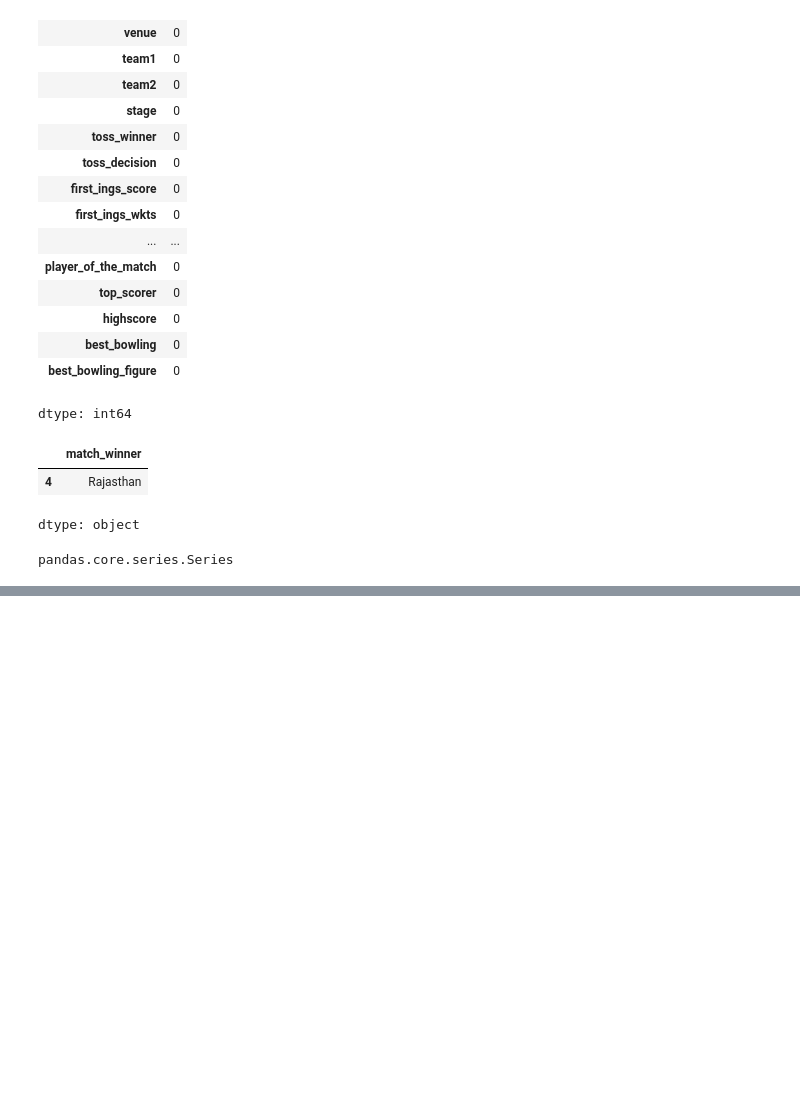
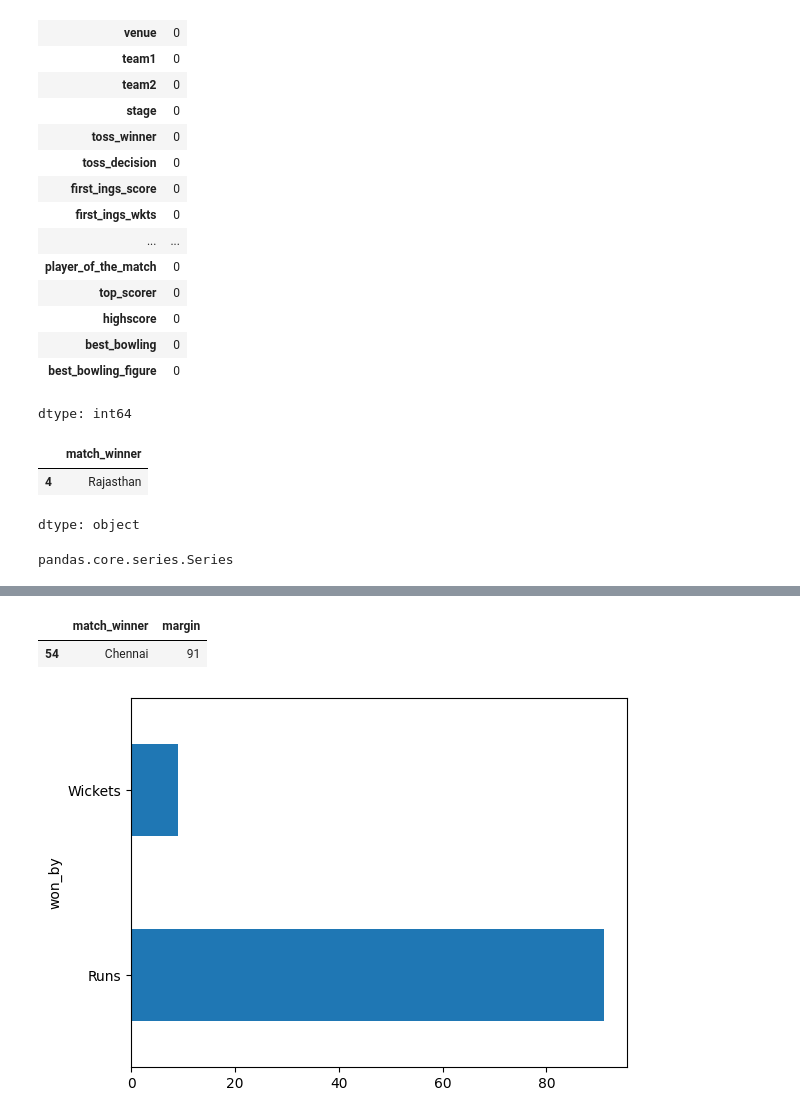
Before and after one commit to Aniket-Kumar-7/MATLlab, a Jupyter notebook: Matlab.ipynb, the cells around one changed output, grey strips where cells are left out. Drawn from its saved outputs; the diff is of its cells as text; code cells hidden in the pictures; blank space fills up the shorter version.

```diff
--- a/Matlab.ipynb
+++ b/Matlab.ipynb
@@ -430,0 +293,8 @@ dtype: int64
+# %%
+high_margin=df.groupby('won_by')['margin'].max().sort_values(ascending=False).head(5)
+high_margin.plot(kind='barh')
+df[df['won_by']=='Runs'].sort_values(by='margin',ascending=False).head(1)[['match_winner','margin']]
+# %% [output]
+|  | match_winner | margin |
+| 54 | Chennai | 91 |
+[figure, added]
```
Also changed, not shown: parts of 38 cells of this notebook.
